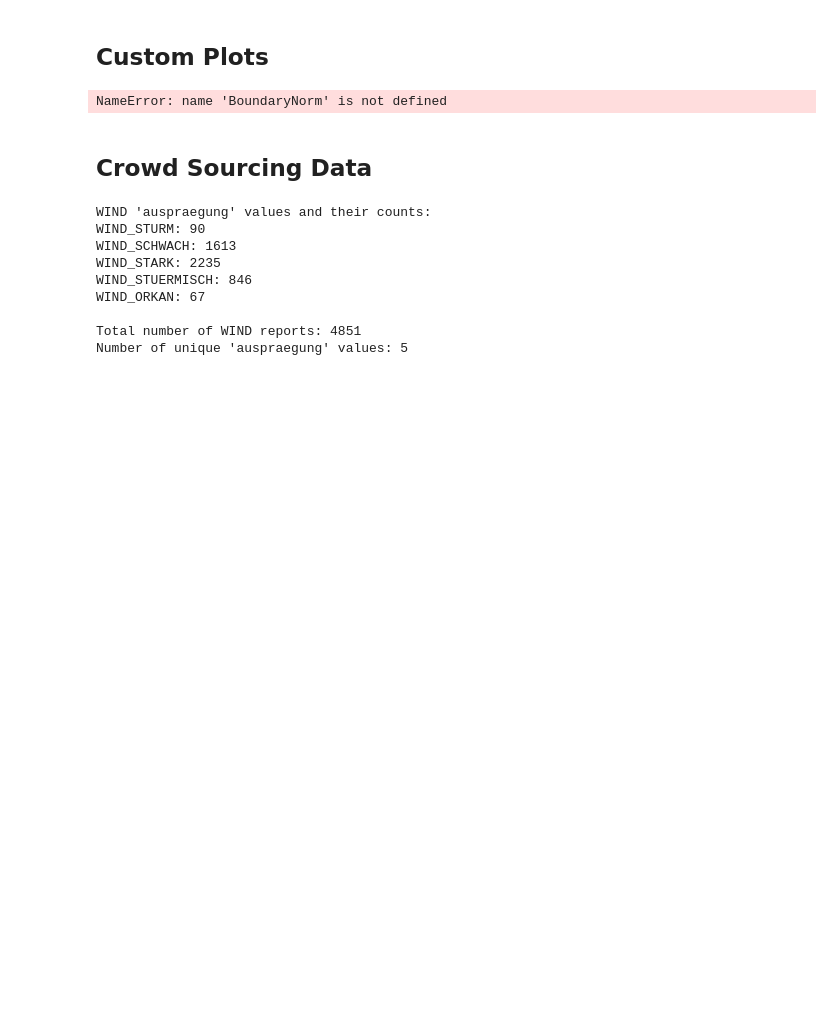
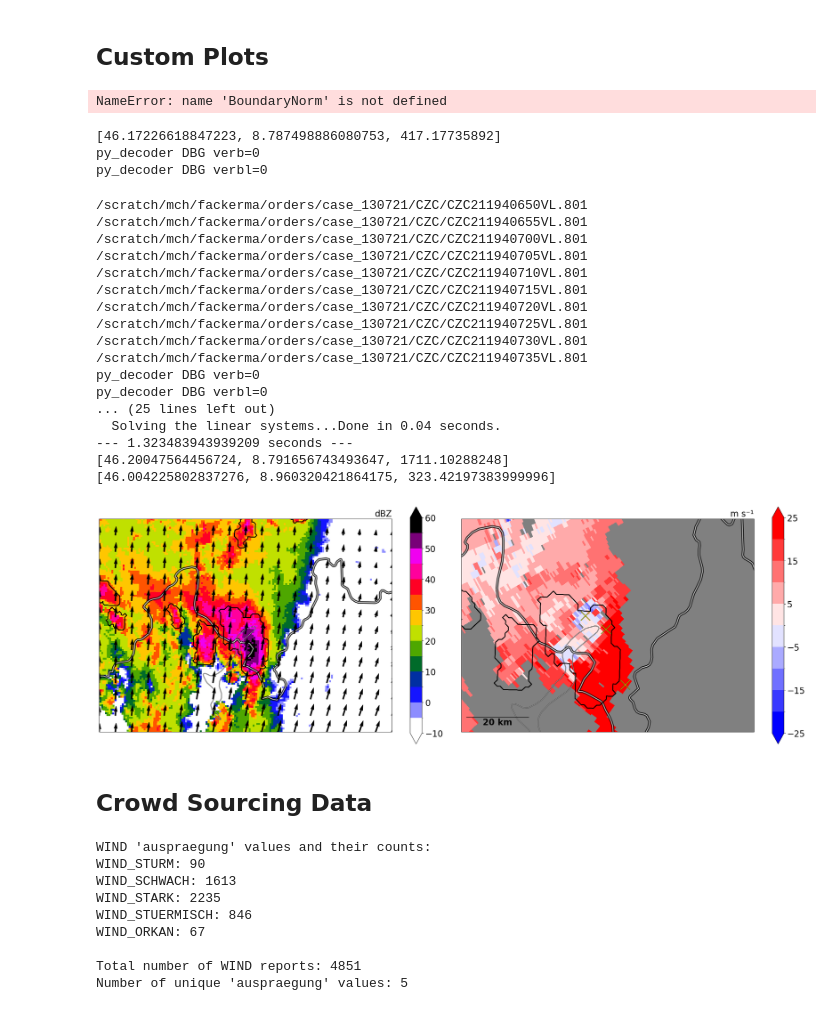
Before and after one commit to florianvalentinackermann/radar_windgusts, a Jupyter notebook: second_case.ipynb, the cells around one changed output. Drawn from its saved outputs; the diff is of its cells as text; code cells hidden in the pictures; blank space fills up the shorter version.

```diff
--- a/second_case.ipynb
+++ b/second_case.ipynb
@@ -44,6 +68,6 @@ os.environ["METRANETLIB_PATH"] = "/store_new/mch/msrad/idl/lib/radlib4/" # neede
 # Defining valid time and elevation scan
 
 valid_time3 = '0655'
-elevation_scan = '5'
+elevation_scan = '3'
 radar_station = 'W'
 radar_name = 'Weissfluhgipfel'
@@ -5461,7 +5490,7 @@ v = oflow[1]
 
 ax=axs[0]
 cmap_czc.set_bad(color='grey')
-p1 = ax.pcolormesh(clons, clats, czc, vmin=-10, vmax=60,
+p1 = ax.pcolormesh(clons, clats, czc, norm=czc_norm,
                    cmap=cmap_czc, transform=projection)
 
 # Add a colorbar
@@ -5592,7 +5621,7 @@ lon_trtc, lat_trtc = transformer_trtc.transform(x_grid, y_grid)
 
 ax=axs[1]
 cmap_velocity.set_bad(color='grey')
-p1 = ax.pcolormesh(lons, lats, dv_velocity, #vmin=-10, vmax=60,
+p1 = ax.pcolormesh(lons, lats, dv_velocity,
                    cmap=cmap_velocity, transform=ccrs.PlateCarree(), norm=velocity_norm)
 
 # Add a colorbar
@@ -5630,33 +5659,55 @@ ax.contour(lon_trtc, lat_trtc, cells, levels=np.arange(0, 11), #colors=[lime_gre
 
 
 
 from mpl_toolkits.axes_grid1.anchored_artists import AnchoredSizeBar
 import matplotlib.font_manager as fm
 
 # Define the size of the size bar (in map units, e.g., meters)
 size_bar_length = 20000  # 10 km in meters (adjust as needed)
 size_bar_text = '20 km'  # Text to display next to the size bar
 
 # Create the size bar font
 size_bar_font = fm.FontProperties(size=20, weight='bold')
 
 # Add size bar to the second plot
 size_bar_ax2 = AnchoredSizeBar(
     axs[1].transData,  # Transformation for positioning
     size_bar_length,    # Length of the size bar
     size_bar_text,      # Label for the size bar
     loc='lower left',   # Location on the plot
     pad=0.5,            # Padding around the bar
     color='black',      # Color of the size bar
     frameon=False,      # No frame around the bar
     size_vertical=50,   # Thickness of the bar
     fontproperties=size_bar_font  # Font properties for the label
 )
 axs[1].add_artist(size_bar_ax2)  # Add the size bar to the second axis
 
 plt.tight_layout()
 
 #plt.savefig("/users/fackerma/newproject1/figures/second_case/OF_Vel_1.png", dpi=300)
+# %% [output]
+[46.17226618847223, 8.787498886080753, 417.17735892]
+py_decoder DBG verb=0
+py_decoder DBG verbl=0
+/scratch/mch/fackerma/orders/case_130721/CZC/CZC211940650VL.801
+/scratch/mch/fackerma/orders/case_130721/CZC/CZC211940655VL.801
+/scratch/mch/fackerma/orders/case_130721/CZC/CZC211940700VL.801
+/scratch/mch/fackerma/orders/case_130721/CZC/CZC211940705VL.801
+/scratch/mch/fackerma/orders/case_130721/CZC/CZC211940710VL.801
+/scratch/mch/fackerma/orders/case_130721/CZC/CZC211940715VL.801
+/scratch/mch/fackerma/orders/case_130721/CZC/CZC211940720VL.801
+/scratch/mch/fackerma/orders/case_130721/CZC/CZC211940725VL.801
+/scratch/mch/fackerma/orders/case_130721/CZC/CZC211940730VL.801
+/scratch/mch/fackerma/orders/case_130721/CZC/CZC211940735VL.801
+py_decoder DBG verb=0
+py_decoder DBG verbl=0
+... (25 lines left out)
+  Solving the linear systems...Done in 0.04 seconds.
+--- 1.323483943939209 seconds ---
+[46.20047564456724, 8.791656743493647, 1711.10288248]
+[46.004225802837276, 8.960320421864175, 323.42197383999996]
+[figure, added]
 # %% [markdown]
 ## Crowd Sourcing Data
 # %%
```
Also changed, not shown: parts of 4 cells of this notebook.
